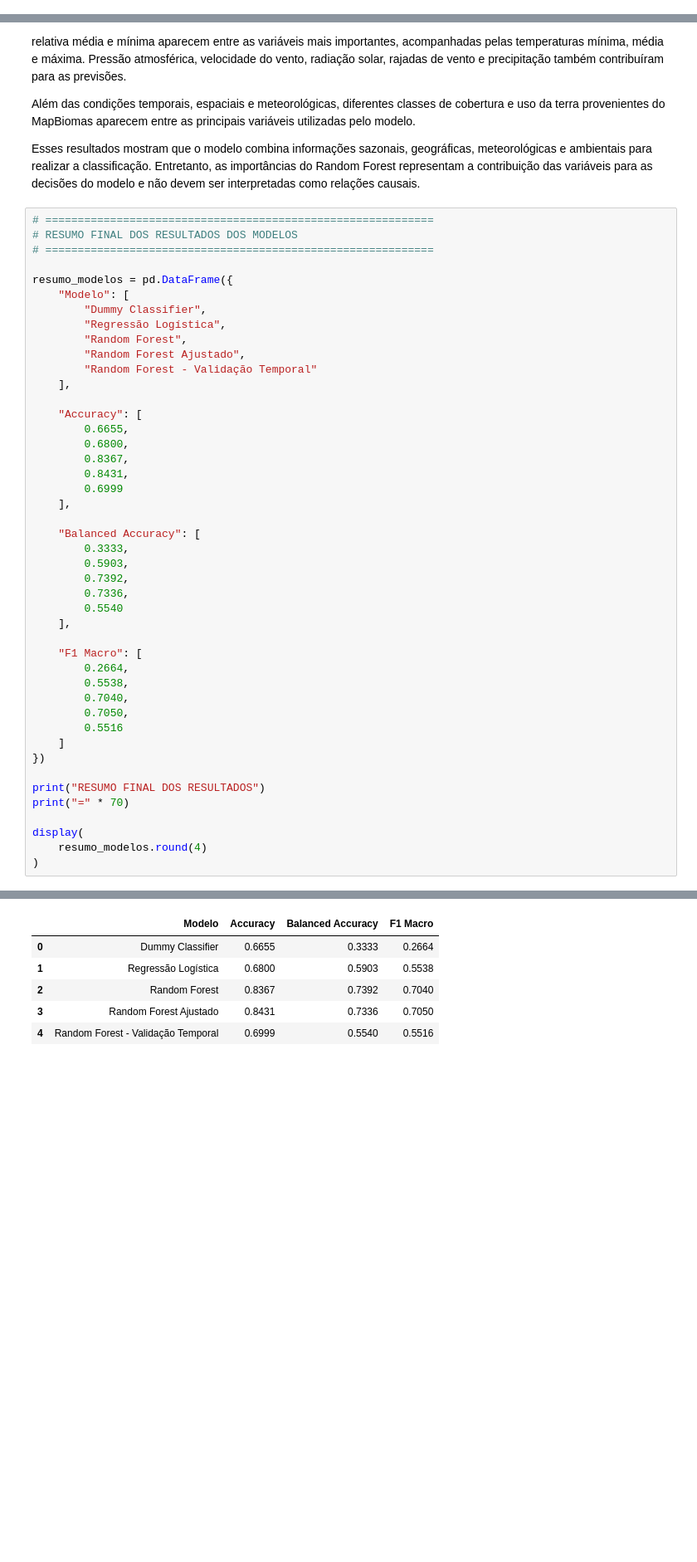
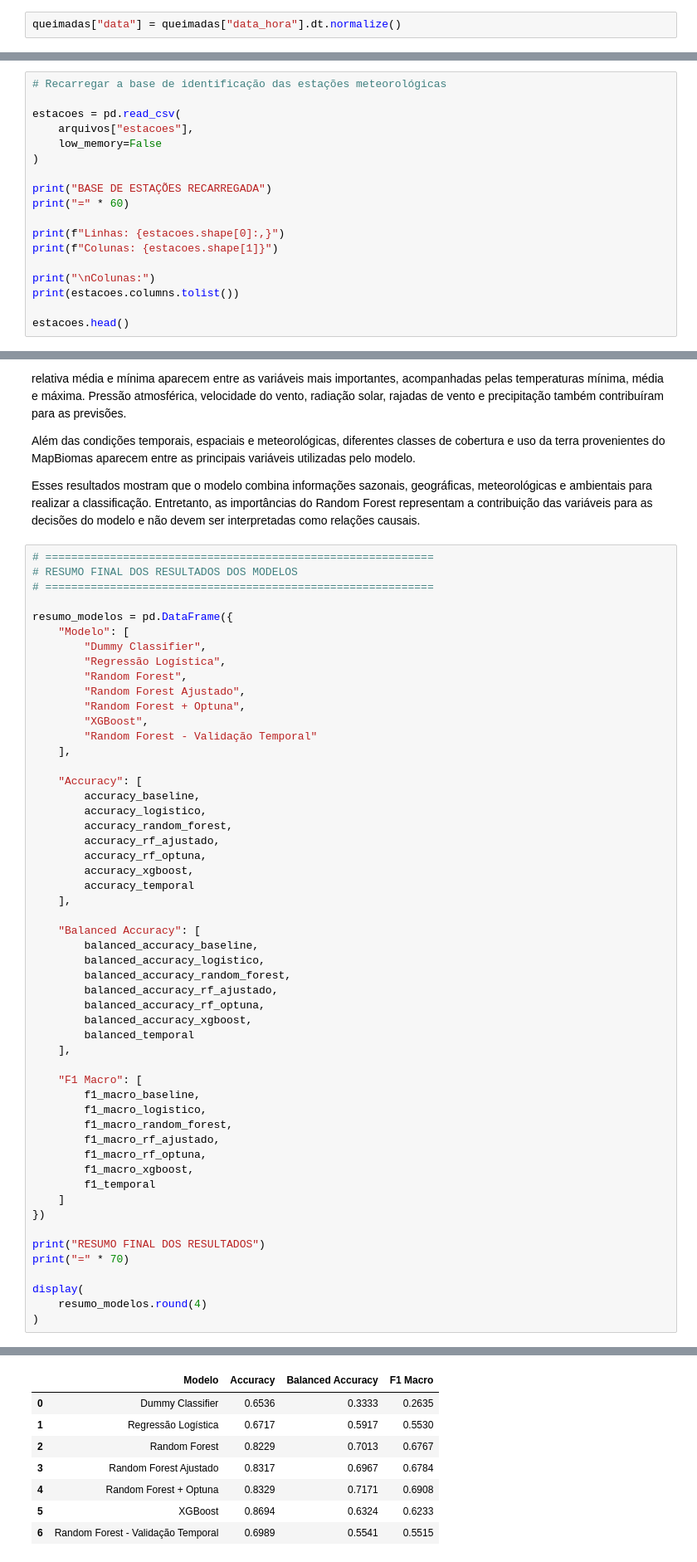
Before and after one commit to jroy102488-glitch/ProjetoFinalTripleTenBrazil, a Jupyter notebook: notebooks/02_data_preprocessing.ipynb, the cells around one changed output, grey strips where cells are left out. Shown at 83% size. Saved outputs shown, nothing was run; the diff lists cells and outputs as text; blank space fills up the shorter version.

```diff
--- a/notebooks/02_data_preprocessing.ipynb
+++ b/notebooks/02_data_preprocessing.ipynb
@@ -586,6 +586,8 @@ PADRÕES DE VALORES AUSENTES
 | 3 | False | False | True | False | 85603 | 1.04 |
 | 4 | True | True | True | True | 9354 | 0.11 |
 | 5 | False | False | True | True | 4176 | 0.05 |
+# %%
+queimadas["data"] = queimadas["data_hora"].dt.normalize()
 # %%
 # Criar variável de data para futura agregação diária
 
@@ -5854,0 +10899,18 @@ plt.show()
+# %%
+# Recarregar a base de identificação das estações meteorológicas
+
+estacoes = pd.read_csv(
+    arquivos["estacoes"],
+    low_memory=False
+)
+
+print("BASE DE ESTAÇÕES RECARREGADA")
+print("=" * 60)
+
+print(f"Linhas: {estacoes.shape[0]:,}")
+print(f"Colunas: {estacoes.shape[1]}")
+
+print("\nColunas:")
+print(estacoes.columns.tolist())
+
+estacoes.head()
@@ -5871,50 +16585,60 @@ Esses resultados mostram que o modelo combina informações sazonais, geográfic
 
 resumo_modelos = pd.DataFrame({
     "Modelo": [
         "Dummy Classifier",
         "Regressão Logística",
         "Random Forest",
         "Random Forest Ajustado",
+        "Random Forest + Optuna",
+        "XGBoost",
         "Random Forest - Validação Temporal"
     ],
 
     "Accuracy": [
-        0.6655,
-        0.6800,
-        0.8367,
-        0.8431,
-        0.6999
+        accuracy_baseline,
+        accuracy_logistico,
+        accuracy_random_forest,
+        accuracy_rf_ajustado,
+        accuracy_rf_optuna,
+        accuracy_xgboost,
+        accuracy_temporal
     ],
 
     "Balanced Accuracy": [
-        0.3333,
-        0.5903,
-        0.7392,
-        0.7336,
-        0.5540
+        balanced_accuracy_baseline,
+        balanced_accuracy_logistico,
+        balanced_accuracy_random_forest,
+        balanced_accuracy_rf_ajustado,
+        balanced_accuracy_rf_optuna,
+        balanced_accuracy_xgboost,
+        balanced_temporal
     ],
 
     "F1 Macro": [
-        0.2664,
-        0.5538,
-        0.7040,
-        0.7050,
-        0.5516
+        f1_macro_baseline,
+        f1_macro_logistico,
+        f1_macro_random_forest,
+        f1_macro_rf_ajustado,
+        f1_macro_rf_optuna,
+        f1_macro_xgboost,
+        f1_temporal
     ]
 })
 
 print("RESUMO FINAL DOS RESULTADOS")
 print("=" * 70)
 
 display(
     resumo_modelos.round(4)
 )
 # %% [output]
 RESUMO FINAL DOS RESULTADOS
 ======================================================================
 |  | Modelo | Accuracy | Balanced Accuracy | F1 Macro |
-| 0 | Dummy Classifier | 0.6655 | 0.3333 | 0.2664 |
-| 1 | Regressão Logística | 0.6800 | 0.5903 | 0.5538 |
-| 2 | Random Forest | 0.8367 | 0.7392 | 0.7040 |
-| 3 | Random Forest Ajustado | 0.8431 | 0.7336 | 0.7050 |
-| 4 | Random Forest - Validação Temporal | 0.6999 | 0.5540 | 0.5516 |
+| 0 | Dummy Classifier | 0.6536 | 0.3333 | 0.2635 |
+| 1 | Regressão Logística | 0.6717 | 0.5917 | 0.5530 |
+| 2 | Random Forest | 0.8229 | 0.7013 | 0.6767 |
+| 3 | Random Forest Ajustado | 0.8317 | 0.6967 | 0.6784 |
+| 4 | Random Forest + Optuna | 0.8329 | 0.7171 | 0.6908 |
+| 5 | XGBoost | 0.8694 | 0.6324 | 0.6233 |
+| 6 | Random Forest - Validação Temporal | 0.6989 | 0.5541 | 0.5515 |
```
Also changed, not shown: parts of 222 cells of this notebook, 4 other files.
